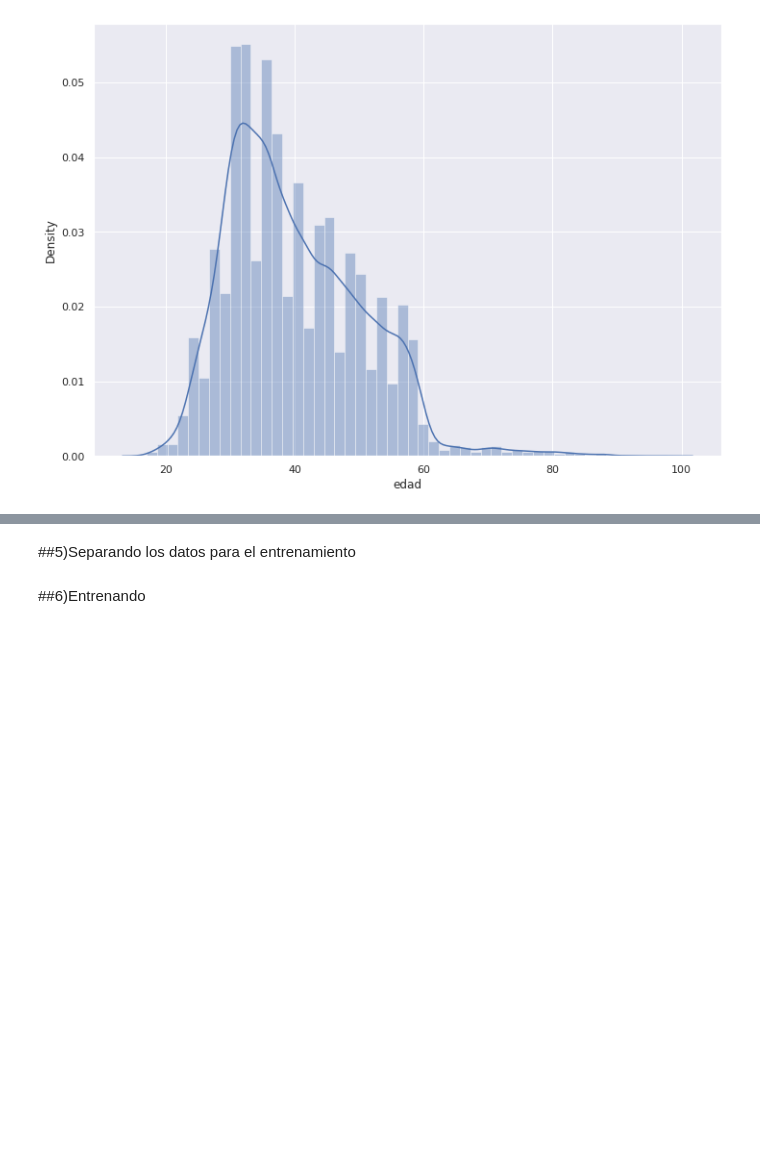
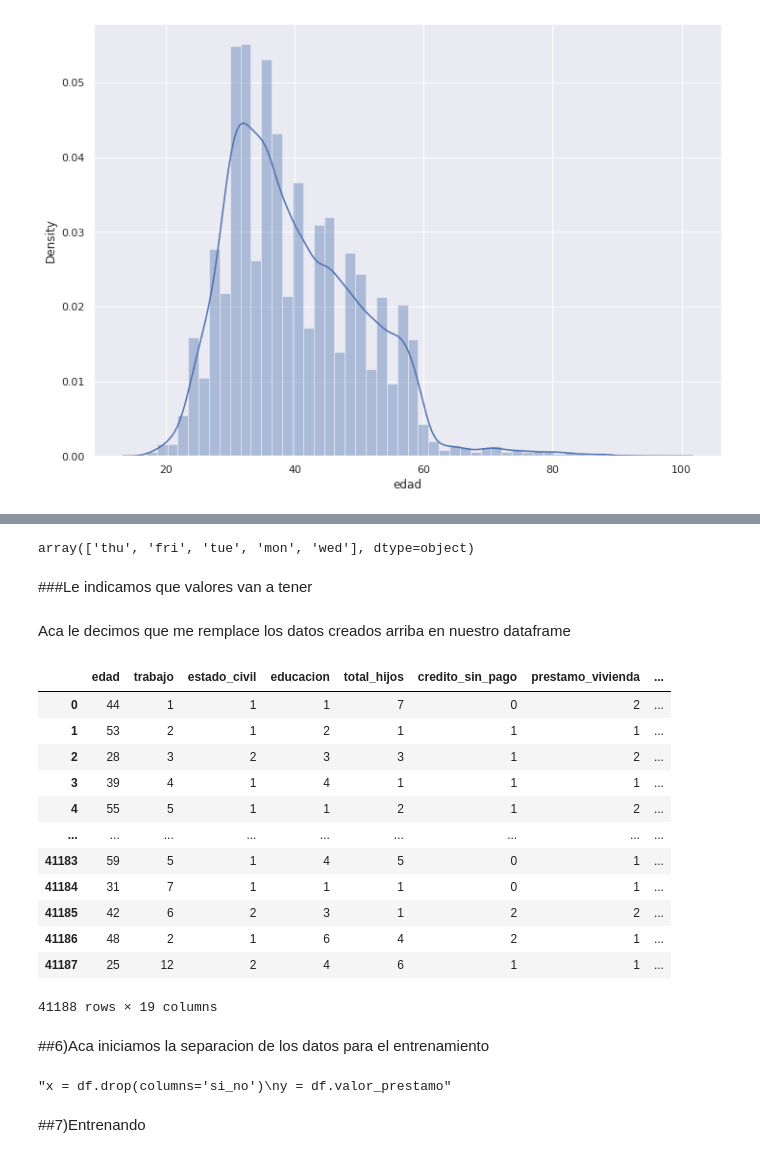
Before and after one commit to 2HenryCardenas1/DeepLearning, a Jupyter notebook: Jupyter/P1T6_Regresion_Logistica_mercadeo_bancario.ipynb, the cells around one changed output, grey strips where cells are left out. Drawn from its saved outputs; the diff is of its cells as text; code cells hidden in the pictures; blank space fills up the shorter version.

```diff
--- a/Jupyter/P1T6_Regresion_Logistica_mercadeo_bancario.ipynb
+++ b/Jupyter/P1T6_Regresion_Logistica_mercadeo_bancario.ipynb
@@ -65,15 +89,78 @@ plt.show()
+# %%
+df['dia_semana'].unique()
+# %% [output]
+array(['thu', 'fri', 'tue', 'mon', 'wed'], dtype=object)
+# %% [markdown]
+###Le indicamos que valores van a tener
+# %%
+valores_trabajo = {'trabajo':{'blue-collar':1, 'technician':2, 'management':3, 'services':4, 'retired':5,
+       'admin.':6, 'housemaid':7, 'unemployed':8, 'entrepreneur':9,
+       'self-employed':10, 'unknown':11, 'student':12 }}
+
+valores_estado_civil = {'estado_civil ':{'married':1, 'single':2, 'divorced':3, 'unknown':4}}
+
+valores_educacion = {'educacion':{'preschool':1, 'unknown':2, 'university.degree':3,
+       'Technological_school':4, 'tecnical_school':5, 'professional.course':6,
+       'primary_school':7, 'illiterate':8}}
+
+valores_credito_sin_pago = {'credito_sin_pago':{'unknown':0, 'no':1, 'yes':2}}
+
+valores_prestamo_vivienda = {'prestamo_vivienda':{'yes':2, 'no':1, 'unknown':0}}
+
+valores_prestamo_personal = {'prestamo_personal':{'yes':2, 'no':1, 'unknown':0}}
+
+valores_contacto = {'contacto':{'cellular':0, 'telephone':1}}
+
+valores_mes = {'mes':{'aug':8, 'nov':11, 'jun':6, 'apr':4, 'jul':6, 'may':5, 'oct':10, 'mar':3, 'sep':9,
+       'dec':12}}
+
+valores_dia_semana = {'dia_semana':{'thu':4, 'fri':5, 'tue':2, 'mon':1, 'wed':3}}
+# %% [markdown]
+Aca le decimos que me remplace los datos creados arriba en nuestro dataframe
+# %%
+df.replace(valores_trabajo,inplace=True)
+df.replace(valores_estado_civil,inplace=True)
+df.replace(valores_educacion,inplace=True)
+df.replace(valores_credito_sin_pago,inplace=True)
+df.replace(valores_prestamo_vivienda,inplace=True)
+df.replace(valores_prestamo_personal,inplace=True)
+df.replace(valores_contacto,inplace=True)
+df.replace(valores_mes,inplace=True)
+df.replace(valores_dia_semana,inplace=True)
+
+df
+# %% [output]
+|  | edad | trabajo | estado_civil | educacion | total_hijos | credito_sin_pago | prestamo_vivienda | ... |
+| 0 | 44 | 1 | 1 | 1 | 7 | 0 | 2 | ... |
+| 1 | 53 | 2 | 1 | 2 | 1 | 1 | 1 | ... |
+| 2 | 28 | 3 | 2 | 3 | 3 | 1 | 2 | ... |
+| 3 | 39 | 4 | 1 | 4 | 1 | 1 | 1 | ... |
+| 4 | 55 | 5 | 1 | 1 | 2 | 1 | 2 | ... |
+| ... | ... | ... | ... | ... | ... | ... | ... | ... |
+| 41183 | 59 | 5 | 1 | 4 | 5 | 0 | 1 | ... |
+| 41184 | 31 | 7 | 1 | 1 | 1 | 0 | 1 | ... |
+| 41185 | 42 | 6 | 2 | 3 | 1 | 2 | 2 | ... |
+| 41186 | 48 | 2 | 1 | 6 | 4 | 2 | 1 | ... |
+| 41187 | 25 | 12 | 2 | 4 | 6 | 1 | 1 | ... |
+41188 rows × 19 columns
 # %% [markdown]
-##5)Separando los datos para el entrenamiento
+##6)Aca iniciamos la separacion de los datos para el entrenamiento
 # %%
-x = df.drop(columns='valor_prestamo')
-y = df.valor_prestamo
+x = df.drop(columns='si_no')
+y = df.si_no
+
+#La maquina deja de funcionar :(
+"""x = df.drop(columns='si_no')
+y = df.valor_prestamo"""
+# %% [output]
+"x = df.drop(columns='si_no')\ny = df.valor_prestamo"
 # %%
 x_train, x_test, y_train, y_test = train_test_split(x, y, random_state=4,test_size=0.2)
 # %%
 #Creamos una instancia de la Regresión Logística
 regresion_logistica = LogisticRegression()
 # %% [markdown]
-##6)Entrenando
+##7)Entrenando
 # %%
 #Reemplazar datos de toda una columna en una data frame
 """df['trabajo'].replace(to_replace="[a-zA-Z]", value='1',
```
Also changed, not shown: parts of 15 cells of this notebook.
